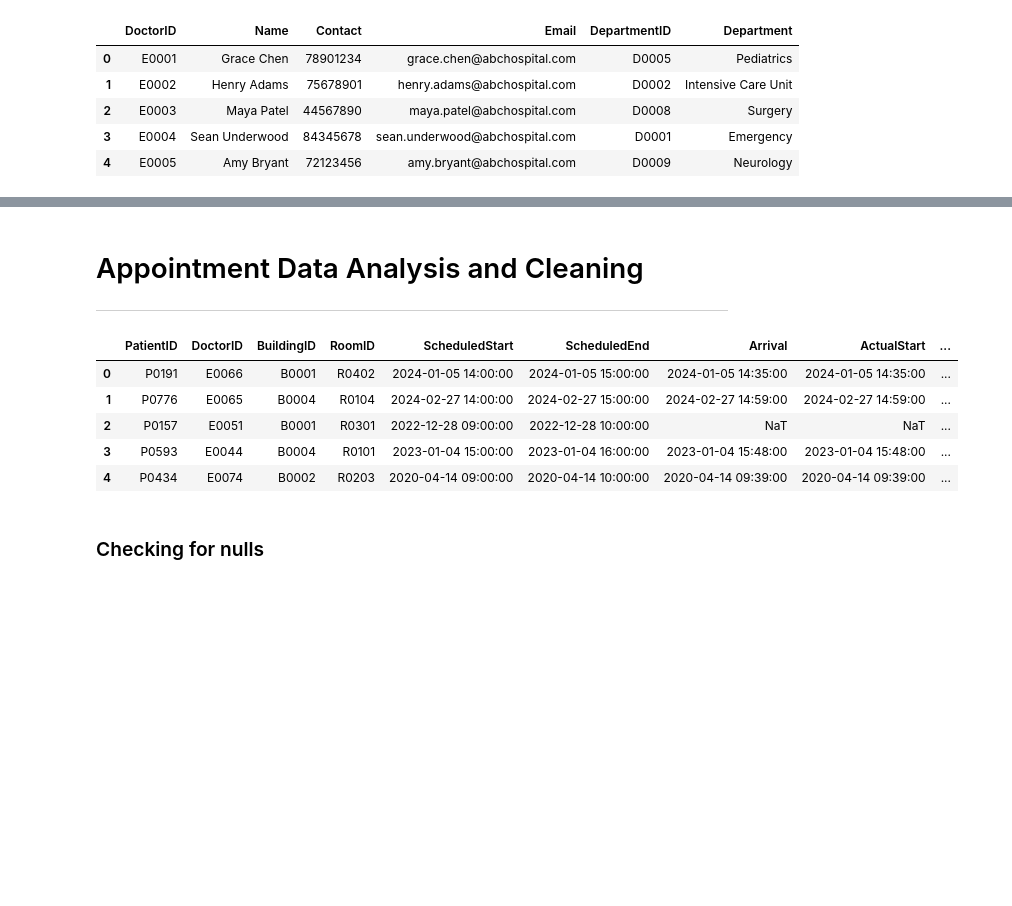
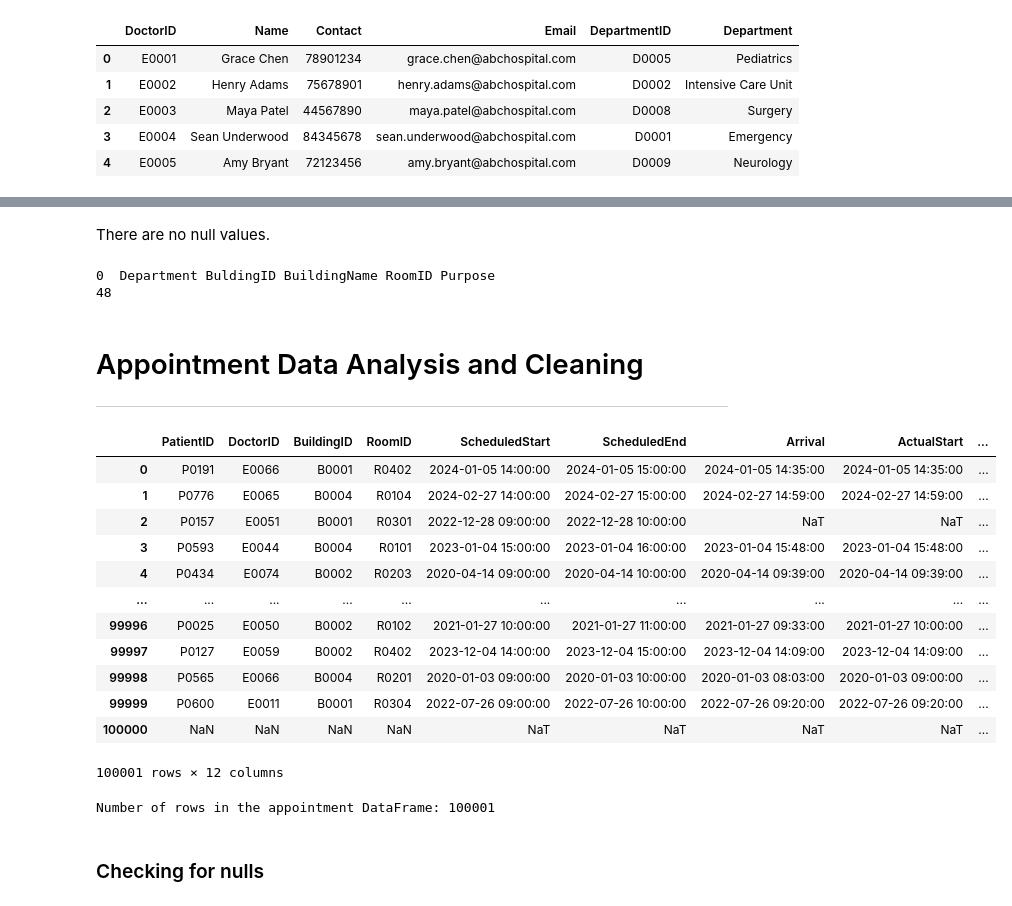
Before and after one commit to ATLAS097/Data-Engineering-CA2, a Jupyter notebook: data_cleaning.ipynb, the cells around one changed output, grey strips where cells are left out. Drawn from its saved outputs; the diff is of its cells as text; code cells hidden in the pictures; blank space fills up the shorter version.

Commit message:
change the 4 table

```diff
--- a/data_cleaning.ipynb
+++ b/data_cleaning.ipynb
@@ -95,0 +178,7 @@ staff.head()
+# %% [markdown]
+There are no null values.
+# %%
+print(facility.tail(1))
+# %% [output]
+0  Department BuldingID BuildingName RoomID Purpose
+48
@@ -97,14 +188,25 @@ staff.head()
 # Appointment Data Analysis and Cleaning
 ---
 # %%
-appointment.head()
+appointment
 # %% [output]
 |  | PatientID | DoctorID | BuildingID | RoomID | ScheduledStart | ScheduledEnd | Arrival | ActualStart | ... |
 | 0 | P0191 | E0066 | B0001 | R0402 | 2024-01-05 14:00:00 | 2024-01-05 15:00:00 | 2024-01-05 14:35:00 | 2024-01-05 14:35:00 | ... |
 | 1 | P0776 | E0065 | B0004 | R0104 | 2024-02-27 14:00:00 | 2024-02-27 15:00:00 | 2024-02-27 14:59:00 | 2024-02-27 14:59:00 | ... |
 | 2 | P0157 | E0051 | B0001 | R0301 | 2022-12-28 09:00:00 | 2022-12-28 10:00:00 | NaT | NaT | ... |
 | 3 | P0593 | E0044 | B0004 | R0101 | 2023-01-04 15:00:00 | 2023-01-04 16:00:00 | 2023-01-04 15:48:00 | 2023-01-04 15:48:00 | ... |
 | 4 | P0434 | E0074 | B0002 | R0203 | 2020-04-14 09:00:00 | 2020-04-14 10:00:00 | 2020-04-14 09:39:00 | 2020-04-14 09:39:00 | ... |
+| ... | ... | ... | ... | ... | ... | ... | ... | ... | ... |
+| 99996 | P0025 | E0050 | B0002 | R0102 | 2021-01-27 10:00:00 | 2021-01-27 11:00:00 | 2021-01-27 09:33:00 | 2021-01-27 10:00:00 | ... |
+| 99997 | P0127 | E0059 | B0002 | R0402 | 2023-12-04 14:00:00 | 2023-12-04 15:00:00 | 2023-12-04 14:09:00 | 2023-12-04 14:09:00 | ... |
+| 99998 | P0565 | E0066 | B0004 | R0201 | 2020-01-03 09:00:00 | 2020-01-03 10:00:00 | 2020-01-03 08:03:00 | 2020-01-03 09:00:00 | ... |
+| 99999 | P0600 | E0011 | B0001 | R0304 | 2022-07-26 09:00:00 | 2022-07-26 10:00:00 | 2022-07-26 09:20:00 | 2022-07-26 09:20:00 | ... |
+| 100000 | NaN | NaN | NaN | NaN | NaT | NaT | NaT | NaT | ... |
+100001 rows × 12 columns
+# %%
+print("Number of rows in the appointment DataFrame:", len(appointment))
+# %% [output]
+Number of rows in the appointment DataFrame: 100001
 # %% [markdown]
 ### Checking for nulls
 # %%
```
Also changed, not shown: parts of 64 cells of this notebook.
